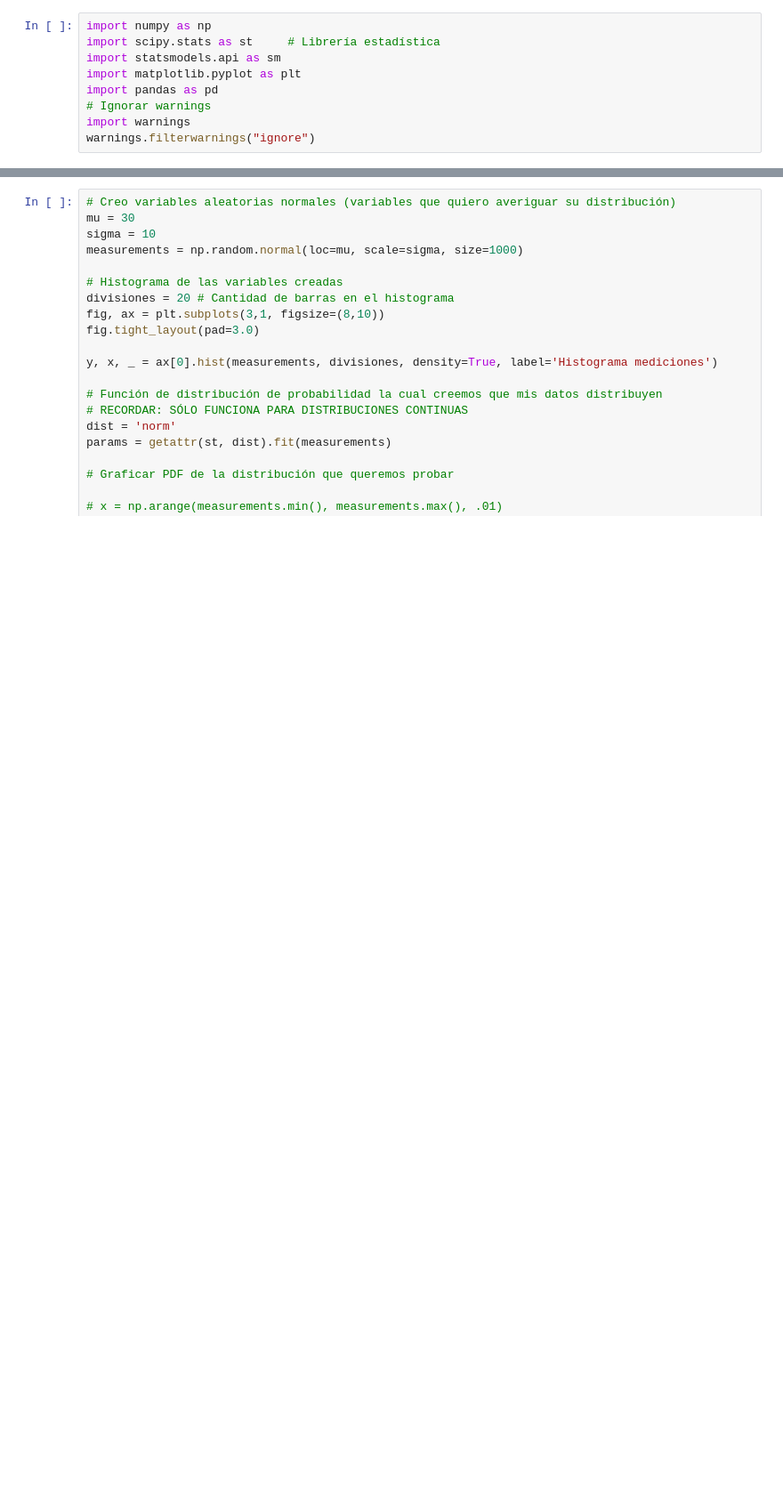
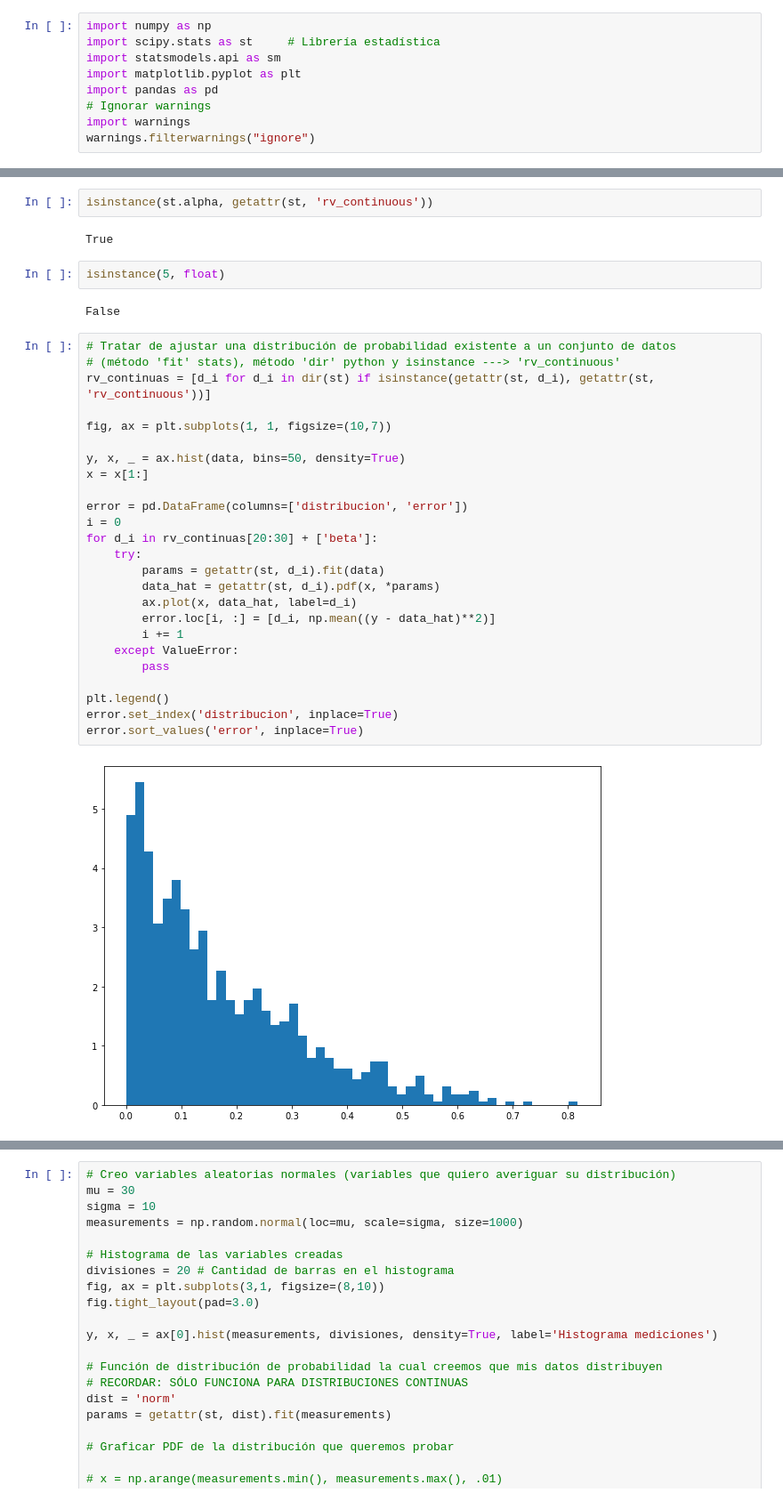
Before and after one commit to adrianhb01/SPF-2023-I, a Jupyter notebook: TEMA-2/Clase19_ComprobacionDeDistribuciones.ipynb, the cells around one changed output, grey strips where cells are left out. Shown at 89% size. Cells and saved outputs as stored; diff of their text form; blank space fills up the shorter version.

```diff
--- a/TEMA-2/Clase19_ComprobacionDeDistribuciones.ipynb
+++ b/TEMA-2/Clase19_ComprobacionDeDistribuciones.ipynb
@@ -53,0 +95,35 @@ Wall time: 1.09 s
+# %%
+isinstance(st.alpha, getattr(st, 'rv_continuous'))
+# %% [output]
+True
+# %%
+isinstance(5, float)
+# %% [output]
+False
+# %%
+# Tratar de ajustar una distribución de probabilidad existente a un conjunto de datos
+# (método 'fit' stats), método 'dir' python y isinstance ---> 'rv_continuous'
+rv_continuas = [d_i for d_i in dir(st) if isinstance(getattr(st, d_i), getattr(st, 'rv_continuous'))]
+
+fig, ax = plt.subplots(1, 1, figsize=(10,7))
+
+y, x, _ = ax.hist(data, bins=50, density=True)
+x = x[1:]
+
+error = pd.DataFrame(columns=['distribucion', 'error'])
+i = 0
+for d_i in rv_continuas[20:30] + ['beta']:
+    try:
+        params = getattr(st, d_i).fit(data)
+        data_hat = getattr(st, d_i).pdf(x, *params)
+        ax.plot(x, data_hat, label=d_i)
+        error.loc[i, :] = [d_i, np.mean((y - data_hat)**2)]
+        i += 1
+    except ValueError:
+        pass
+
+plt.legend()
+error.set_index('distribucion', inplace=True)
+error.sort_values('error', inplace=True)
+# %% [output]
+[figure, added]
```
Also changed, not shown: parts of 12 cells of this notebook, 7 other files.
